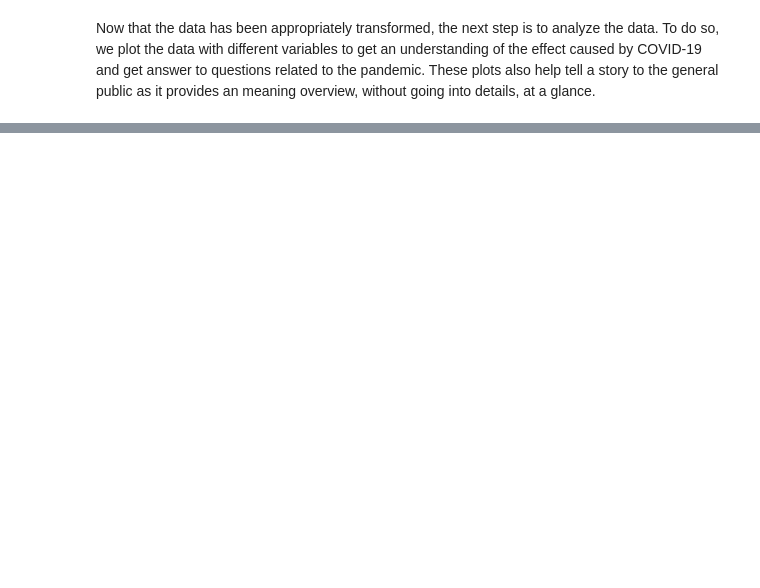
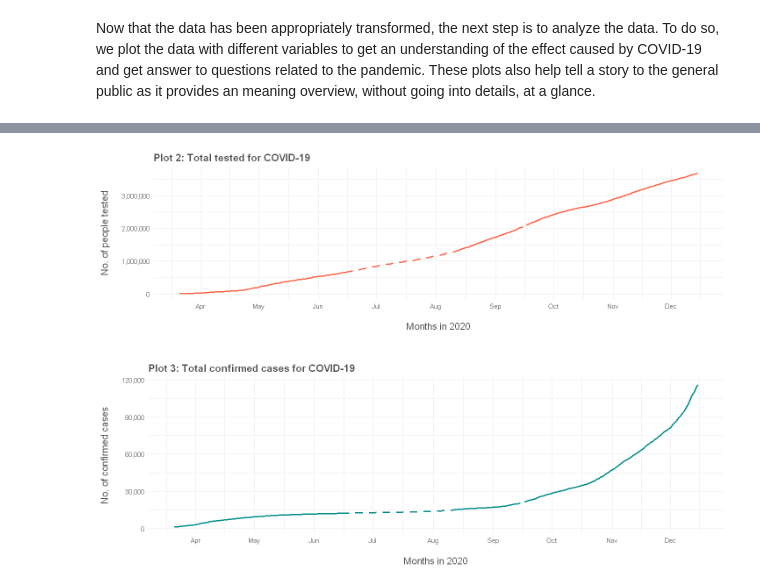
Before and after one commit to shrestaz/covid, a Jupyter notebook: EDA-COVID.ipynb, the cells around one changed output, grey strips where cells are left out. Saved outputs shown, nothing was run; the diff lists cells and outputs as text; code cells hidden in the pictures; blank space fills up the shorter version.

```diff
--- a/EDA-COVID.ipynb
+++ b/EDA-COVID.ipynb
@@ -646,0 +263,38 @@ tail(denmark_covid_data)
+# %%
+##########################################################################################################################
+############ Step 1: First we create a plot "A" for total number of people tested and assign it to a variable ############
+##########################################################################################################################
+
+total_tested_plot <- ggplot(denmark_covid_data, aes(x = date)) +        # Specify the data frame and x-axis for the plot
+geom_line(aes(y = total_tested), color = "tomato1", lwd = 1) +               # Line plot for total number of peple tested
+scale_x_date(breaks = date_breaks("1 months"), date_labels = "%b") +    # Improving the x-axis to show all months
+xlab("\nMonths in 2020") +                                                # Label for x-axis
+scale_y_continuous("No. of people tested\n",                              # Label for y-axis
+                     labels = function(x) prettyNum(x, big.mark=",", scientific = FALSE)
+                   ) +
+ggtitle("Plot 2: Total tested for COVID-19") +                                     # Title for the plot A
+labs(
+    caption = paste("\n")
+)
+
+##########################################################################################################################
+############Step 2: Then we create a plot "B" for total number of confirmed cases and assign it to a variable ###########
+##########################################################################################################################
+
+total_confirmed_cases_plot <- ggplot(denmark_covid_data, aes(x = date)) +   # Specify the data frame and x-axis for the plot
+geom_line(aes(y = total_cases), color = "cyan4", lwd = 1) +                  # Line plot for total confirmed cases
+scale_x_date(breaks = date_breaks("1 months"), date_labels = "%b") +        # Improving the x-axis to show all months
+xlab("\nMonths in 2020") +                                                    # Label for x-axis
+scale_y_continuous("No. of confirmed cases\n",                                # Label for y-axis
+                     labels = function(x) prettyNum(x, big.mark=",", scientific = FALSE)
+                   ) +
+ggtitle("Plot 3: Total confirmed cases for COVID-19")                                  # Title for the plot
+
+##########################################################################################################################
+####################################### Step 3: Finally make a grid of both plots ######################################
+##########################################################################################################################
+options(repr.plot.height=8)
+ggarrange(total_tested_plot, total_confirmed_cases_plot, ncol = 1)
+options(repr.plot.height=6)
+# %% [output]
+[figure, added]
```
Also changed, not shown: parts of 52 cells of this notebook.
